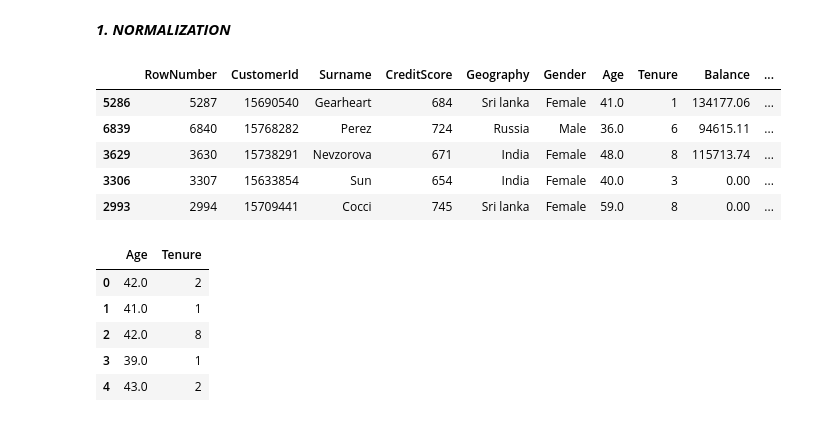
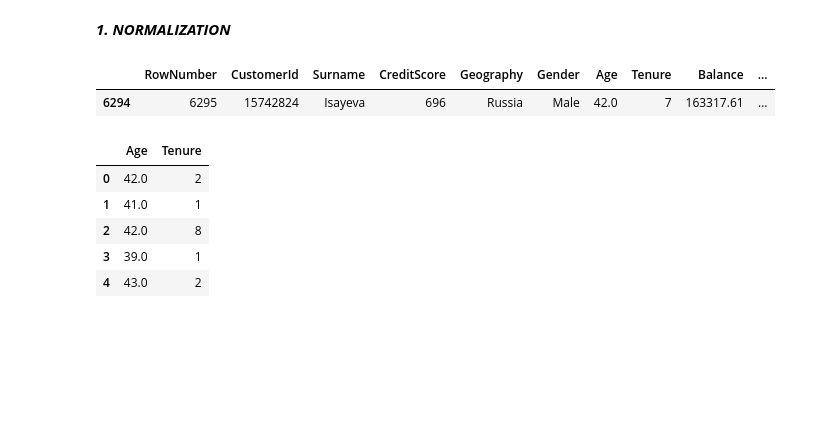
Before and after one commit to karthickag04/mdad_b02, a Jupyter notebook: EDA/02_Feature_Scaling.ipynb, the cells around one changed output. Saved outputs shown, nothing was run; the diff lists cells and outputs as text; code cells hidden in the pictures; blank space fills up the shorter version.

```diff
--- a/EDA/02_Feature_Scaling.ipynb
+++ b/EDA/02_Feature_Scaling.ipynb
@@ -84,14 +85,10 @@ df.describe().round(2)
 # %% [markdown]
 ***1. NORMALIZATION***
 # %%
-df.sample(5)
+df.sample()
 # %% [output]
 |  | RowNumber | CustomerId | Surname | CreditScore | Geography | Gender | Age | Tenure | Balance | ... |
-| 5286 | 5287 | 15690540 | Gearheart | 684 | Sri lanka | Female | 41.0 | 1 | 134177.06 | ... |
-| 6839 | 6840 | 15768282 | Perez | 724 | Russia | Male | 36.0 | 6 | 94615.11 | ... |
-| 3629 | 3630 | 15738291 | Nevzorova | 671 | India | Female | 48.0 | 8 | 115713.74 | ... |
-| 3306 | 3307 | 15633854 | Sun | 654 | India | Female | 40.0 | 3 | 0.00 | ... |
-| 2993 | 2994 | 15709441 | Cocci | 745 | Sri lanka | Female | 59.0 | 8 | 0.00 | ... |
+| 6294 | 6295 | 15742824 | Isayeva | 696 | Russia | Male | 42.0 | 7 | 163317.61 | ... |
 # %%
 new_df = pd.DataFrame(df,columns = ['Age', 'Tenure'])
 # %%
```
Also changed, not shown: parts of 2 cells of this notebook, 1 other file.
